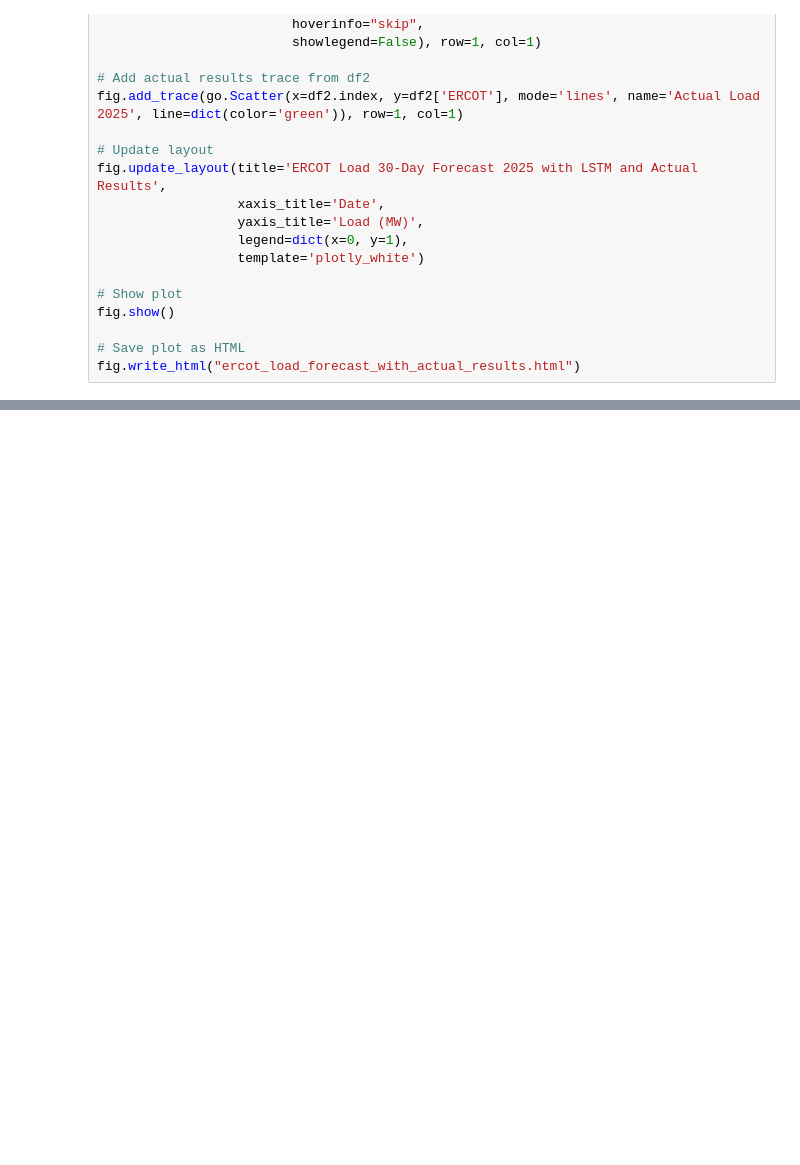
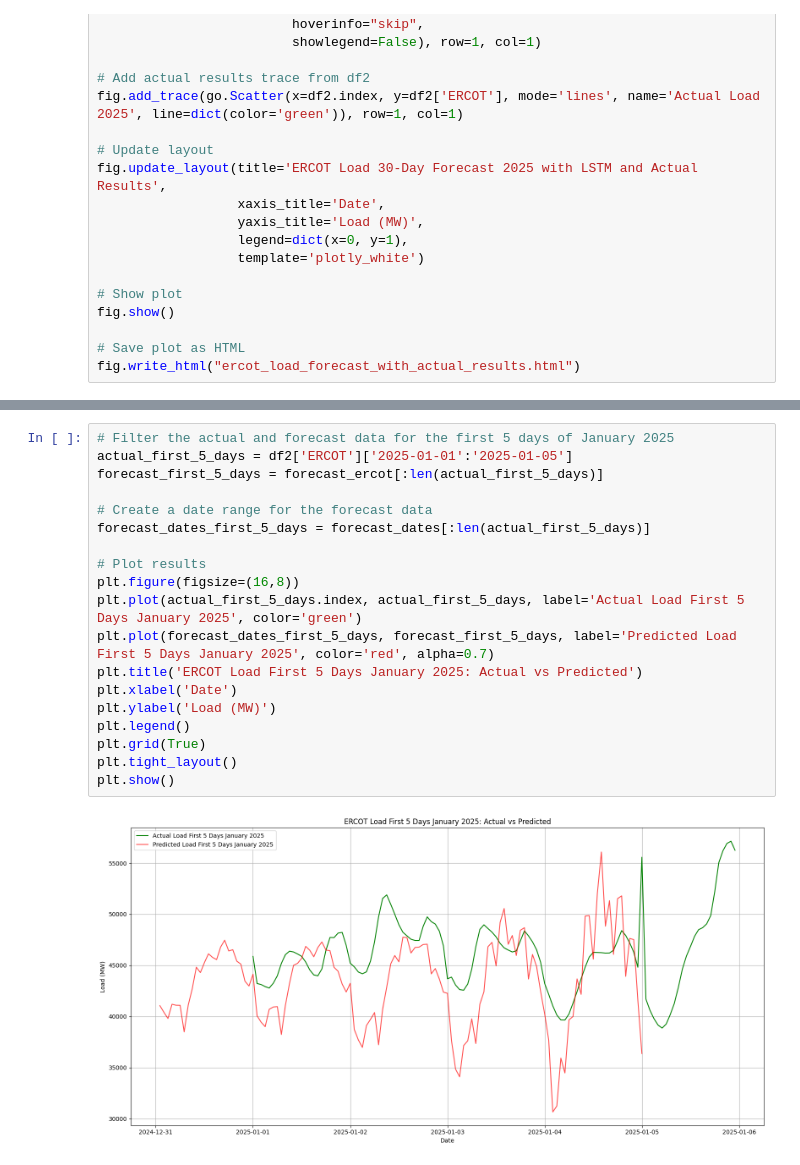
Before and after one commit to QuinnThompson/ECE555_Final_Poject, a Jupyter notebook: lstm.ipynb, the cells around one changed output, grey strips where cells are left out. Drawn from its saved outputs; the diff is of its cells as text; blank space fills up the shorter version.

```diff
--- a/lstm.ipynb
+++ b/lstm.ipynb
@@ -224,0 +295,21 @@ fig.write_html("ercot_load_forecast_with_actual_results.html")
+# %%
+# Filter the actual and forecast data for the first 5 days of January 2025
+actual_first_5_days = df2['ERCOT']['2025-01-01':'2025-01-05']
+forecast_first_5_days = forecast_ercot[:len(actual_first_5_days)]
+
+# Create a date range for the forecast data
+forecast_dates_first_5_days = forecast_dates[:len(actual_first_5_days)]
+
+# Plot results
+plt.figure(figsize=(16,8))
+plt.plot(actual_first_5_days.index, actual_first_5_days, label='Actual Load First 5 Days January 2025', color='green')
+plt.plot(forecast_dates_first_5_days, forecast_first_5_days, label='Predicted Load First 5 Days January 2025', color='red', alpha=0.7)
+plt.title('ERCOT Load First 5 Days January 2025: Actual vs Predicted')
+plt.xlabel('Date')
+plt.ylabel('Load (MW)')
+plt.legend()
+plt.grid(True)
+plt.tight_layout()
+plt.show()
+# %% [output]
+[figure, added]
```
Also changed, not shown: parts of 7 cells of this notebook, 2 other files.
